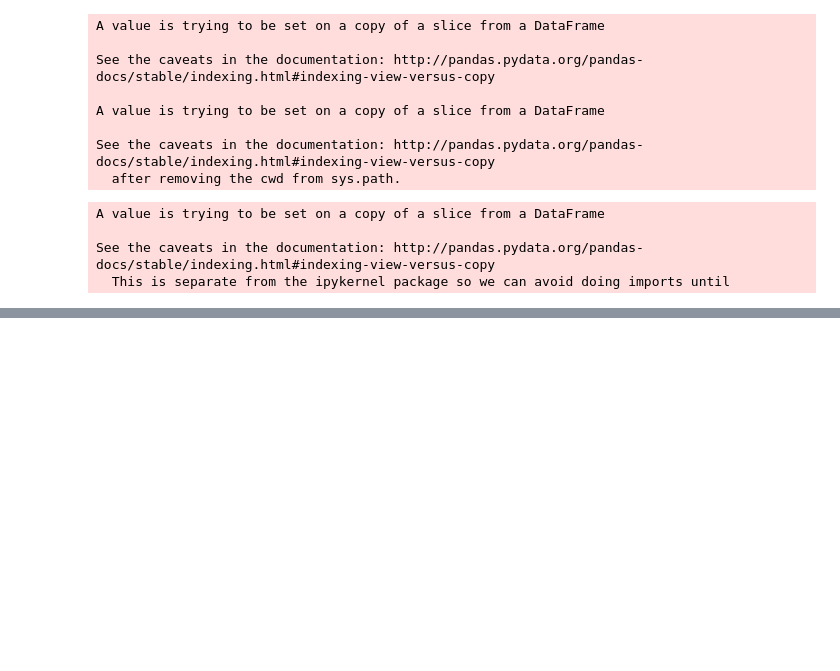
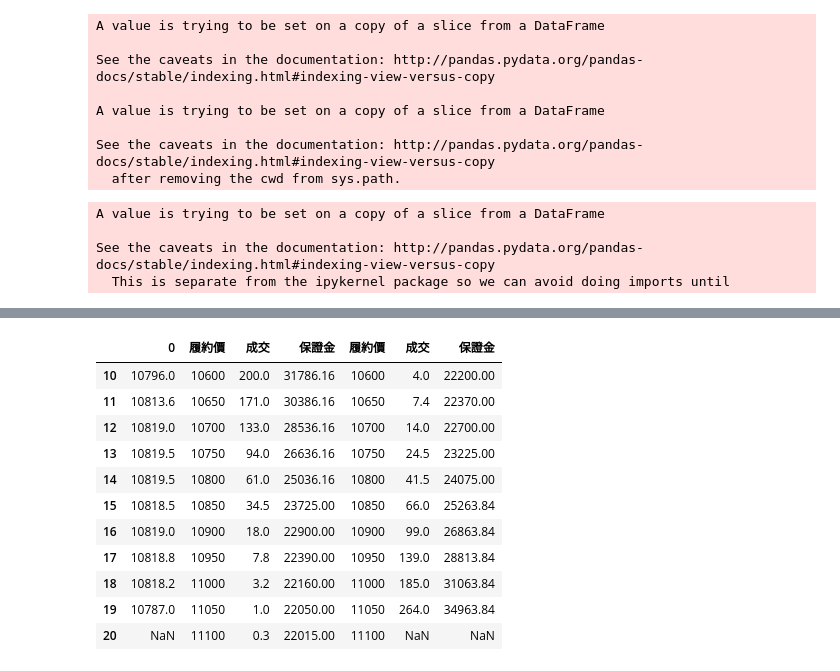
Before and after one commit to dimplelin/Project_02_Team_02, a Jupyter notebook: Project02.ipynb, the cells around one changed output, grey strips where cells are left out. Cells and saved outputs as stored; diff of their text form; code cells hidden in the pictures; blank space fills up the shorter version.

```diff
--- a/Project02.ipynb
+++ b/Project02.ipynb
@@ -311,0 +334,18 @@ display(Call.loc[20:30],Put.loc[20:30])
+# %%
+at_the_money = Call['履約價'] + Call['成交'] - Put['成交']
+# %%
+df = pd.concat([at_the_money,Call['履約價'],Call['成交'],Call['保證金'],Put['履約價'],Put['成交'],Put['保證金']],axis = 1)
+display(df[9:20])
+# %% [output]
+|  | 0 | 履約價 | 成交 | 保證金 | 履約價 | 成交 | 保證金 |
+| 10 | 10796.0 | 10600 | 200.0 | 31786.16 | 10600 | 4.0 | 22200.00 |
+| 11 | 10813.6 | 10650 | 171.0 | 30386.16 | 10650 | 7.4 | 22370.00 |
+| 12 | 10819.0 | 10700 | 133.0 | 28536.16 | 10700 | 14.0 | 22700.00 |
+| 13 | 10819.5 | 10750 | 94.0 | 26636.16 | 10750 | 24.5 | 23225.00 |
+| 14 | 10819.5 | 10800 | 61.0 | 25036.16 | 10800 | 41.5 | 24075.00 |
+| 15 | 10818.5 | 10850 | 34.5 | 23725.00 | 10850 | 66.0 | 25263.84 |
+| 16 | 10819.0 | 10900 | 18.0 | 22900.00 | 10900 | 99.0 | 26863.84 |
+| 17 | 10818.8 | 10950 | 7.8 | 22390.00 | 10950 | 139.0 | 28813.84 |
+| 18 | 10818.2 | 11000 | 3.2 | 22160.00 | 11000 | 185.0 | 31063.84 |
+| 19 | 10787.0 | 11050 | 1.0 | 22050.00 | 11050 | 264.0 | 34963.84 |
+| 20 | NaN | 11100 | 0.3 | 22015.00 | 11100 | NaN | NaN |
```
Also changed, not shown: parts of 18 cells of this notebook.
